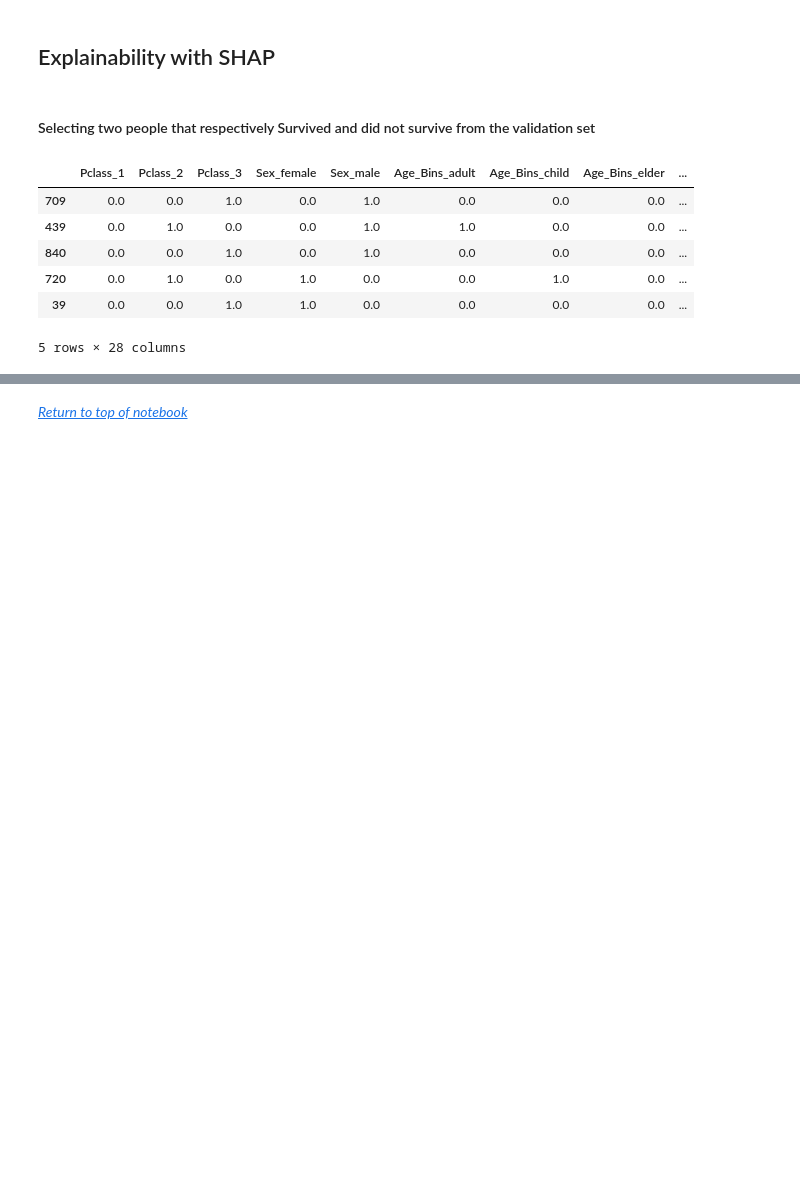
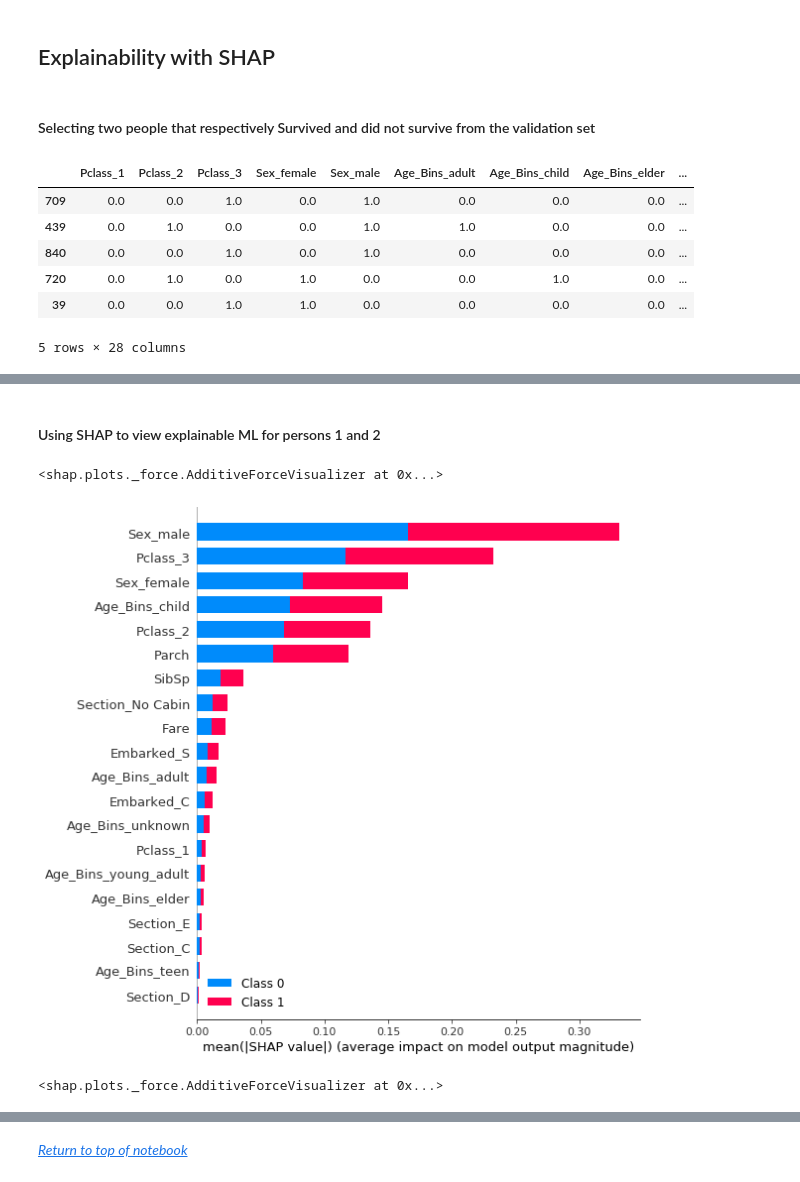
Before and after one commit to dkhundley/ds-quick-tips, a Jupyter notebook: 006_shap_lime/titanic_shap_lime.ipynb, the cells around one changed output, grey strips where cells are left out. Drawn from its saved outputs; the diff is of its cells as text; code cells hidden in the pictures; blank space fills up the shorter version.

Commit message:
Adding SHAP work

```diff
--- a/006_shap_lime/titanic_shap_lime.ipynb
+++ b/006_shap_lime/titanic_shap_lime.ipynb
@@ -235,0 +241,4 @@ person_2 = X_val.loc[[439]]
+# %%
+# Instantiating the SHAP explainer using our trained RFC model
+shap_explainer = shap.TreeExplainer(rfc)
+shap.initjs()
@@ -235,0 +247,15 @@ person_2 = X_val.loc[[439]]
+# %% [markdown]
+#### Using SHAP to view explainable ML for persons 1 and 2
+# %%
+# Getting SHAP values for person 1
+person_1_shap_values = shap_explainer.shap_values(person_1)
+# %%
+# Visualizing plot of expected survivaability of person 1
+shap.force_plot(shap_explainer.expected_value[1], person_1_shap_values[1], person_1)
+# %% [output]
+<shap.plots._force.AdditiveForceVisualizer at 0x...>
+# %%
+# Visualizing impact of each feature for person 1
+shap.summary_plot(person_1_shap_values, person_1)
+# %% [output]
+[figure, added]
@@ -235,0 +265,5 @@ person_2 = X_val.loc[[439]]
+# %%
+# Visualizing plot of expected survivaability of person 2
+shap.force_plot(shap_explainer.expected_value[1], person_2_shap_values[1], person_2)
+# %% [output]
+<shap.plots._force.AdditiveForceVisualizer at 0x...>
```
Also changed, not shown: parts of 12 cells of this notebook.
